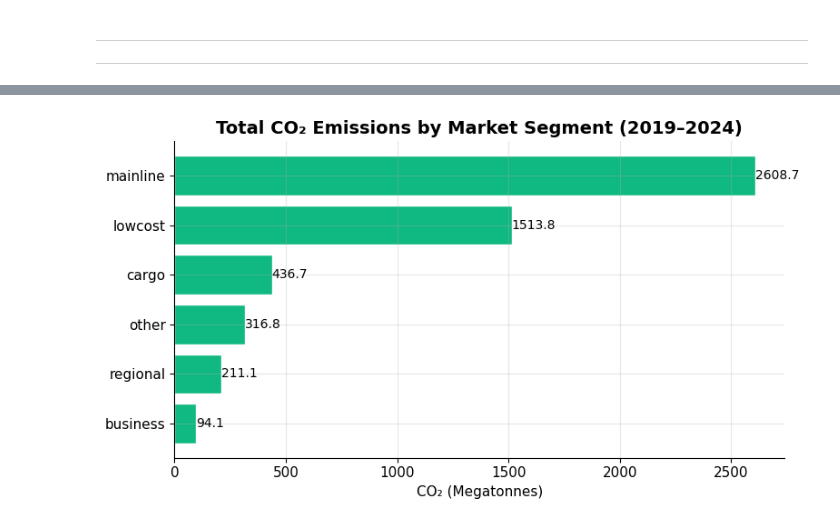
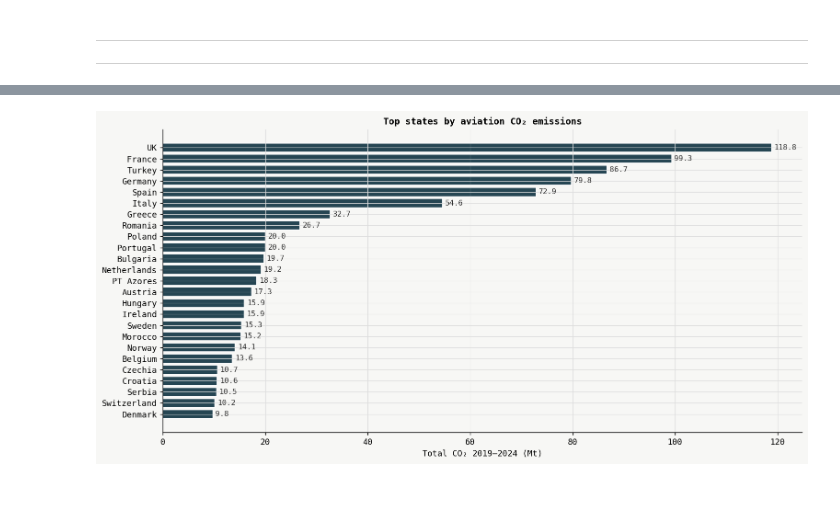
Before and after one commit to tabbba/Data-Visualization-, a Jupyter notebook: eda_emission.ipynb, the cells around one changed output, grey strips where cells are left out. Saved outputs shown, nothing was run; the diff lists cells and outputs as text; code cells hidden in the pictures; blank space fills up the shorter version.

```diff
--- a/eda_emission.ipynb
+++ b/eda_emission.ipynb
@@ -13,5 +20,9 @@ df = df.drop( columns = ('FOCUS_TYPE'))
 
 df['CO2_KG'] = df['CO2_TONS'] * 1000
 df = df.drop(columns = 'CO2_TONS')
+
+
+df["DATE"] = pd.to_datetime(
+    df["YEAR"].astype(str) + "-" + df["MONTH"].astype(str).str.zfill(2) + "-01")
 # %% [output]
 |  | LEVEL | AREA | FOCUS_TYPE | YEAR | MONTH | MARKET_SEGMENT | FLIGHT_TYPE | FLIGHT_PHASE | NB_FLIGHTS | ... |
@@ -80,24 +227,25 @@ state_names = {
 # %%
-# ============================================================
-# EM1 – Total CO₂ emissions by market segment
-# ============================================================
-co2_seg = (emission_net
-           .groupby("MARKET_SEGMENT")["CO2_KG"]
-           .sum()
-           .sort_values(ascending=True)
-           .reset_index())
-co2_seg["CO2_MT"] = co2_seg["CO2_KG"] / 1e9
+state_tot = (
+    df_state.groupby("AREA")["CO2_KG"].sum()
+    .reset_index()
+    .sort_values("CO2_KG", ascending=False)
+    .head(25)
+)
+state_tot["name"] = state_tot["AREA"].map(CODE2NAME).fillna(state_tot["AREA"])
 
-fig, ax = plt.subplots(figsize=(8, 4.5))
-bars = ax.barh(co2_seg["MARKET_SEGMENT"], co2_seg["CO2_MT"],
-               color="#10B981", edgecolor="white")
-ax.set_title("Total CO₂ Emissions by Market Segment (2019–2024)",
-             fontsize=14, fontweight="bold")
-ax.set_xlabel("CO₂ (Megatonnes)")
-for bar in bars:
+fig, ax = plt.subplots(figsize=(12, 6))
+bars = ax.barh(state_tot["name"], state_tot["CO2_KG"] / 1e9,
+               color="#264653", edgecolor="white")
+ax.invert_yaxis()
+ax.set_xlabel("Total CO\u2082 2019\u20132024 (Mt)")
+ax.set_title("Top states by aviation CO\u2082 emissions", fontweight="bold")
+
+# Annotate values
+for bar, val in zip(bars, state_tot["CO2_KG"]):
     ax.text(bar.get_width() + 0.5, bar.get_y() + bar.get_height()/2,
-            f"{bar.get_width():.1f}", va="center", fontsize=10)
+            f"{val/1e9:.1f}", va="center", fontsize=9, color="#333")
+
 plt.tight_layout()
 plt.show()
 # %% [output]
-[figure, old version]
+[figure, new version]
```
Also changed, not shown: parts of 18 cells of this notebook, 10 other files.
